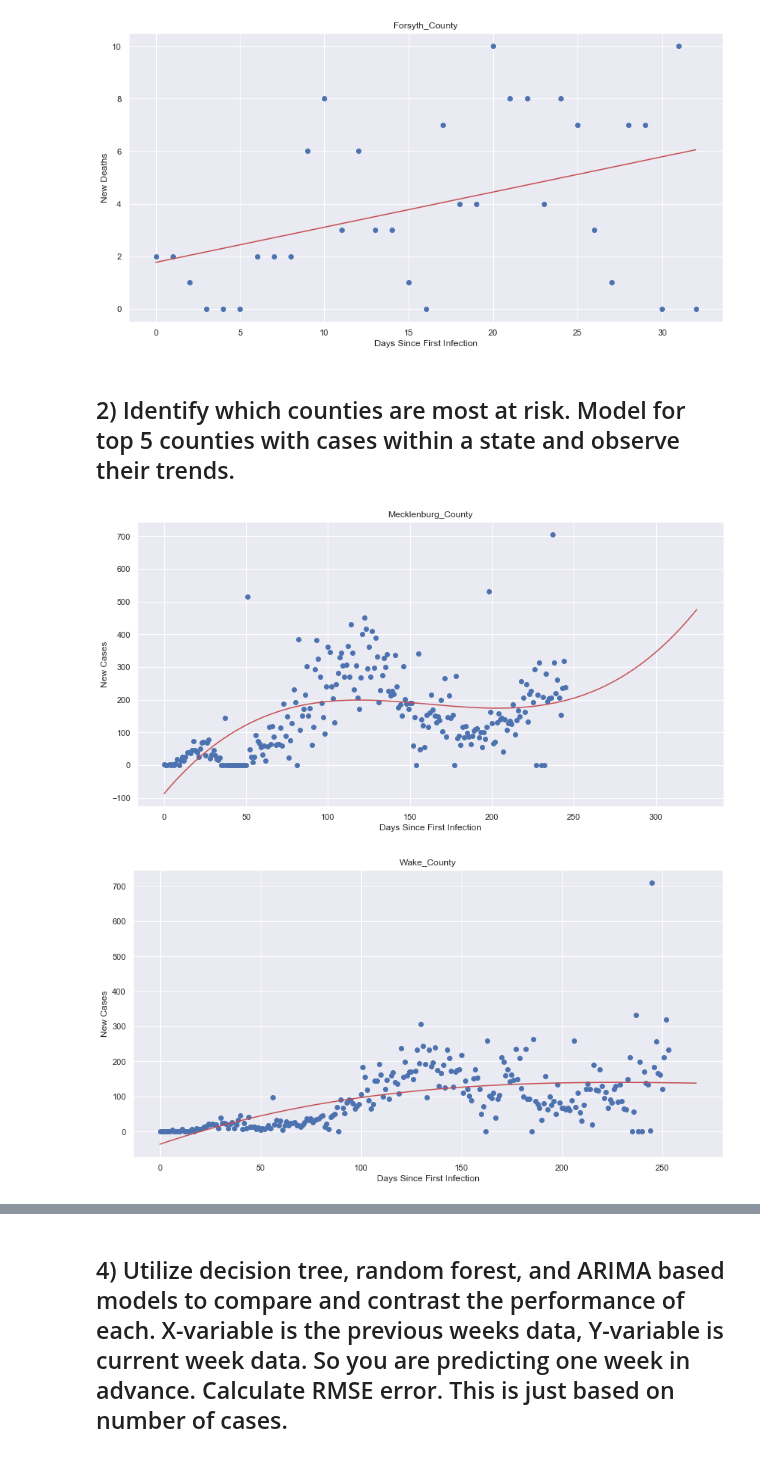
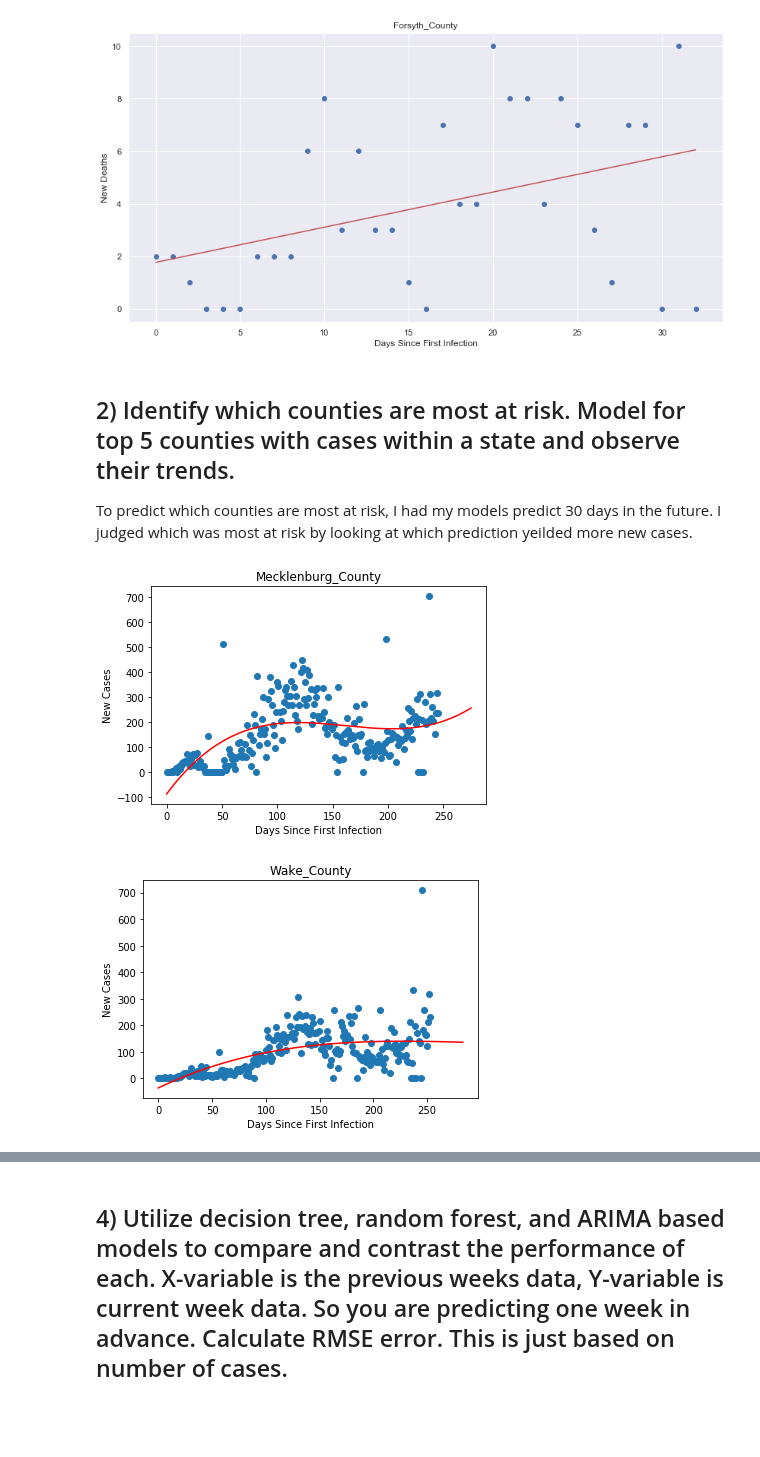
Before and after one commit to UNCG-CSE/COVID-Team-1, a Jupyter notebook: src/andy/Stage_3_Task_1.ipynb, the cells around one changed output, grey strips where cells are left out. Cells and saved outputs as stored; diff of their text form; code cells hidden in the pictures; blank space fills up the shorter version.

```diff
--- a/src/andy/Stage_3_Task_1.ipynb
+++ b/src/andy/Stage_3_Task_1.ipynb
@@ -84,8 +87,7 @@ deaths_t.columns = deaths_t.columns.str.replace(' ','_')
 # %%
 state_total = cases_t.iloc[:,1:].sum(axis=1).astype(int)
-
 # DROP DAYS BEOFRE FIRST INFECTION
-index = get_first_inf_idx_long(cases_t, counties[currenty_county])
+index = get_first_inf_idx_long(state_total, -1)
 state = state_total[index:]
 state = state.reset_index(drop=True)
 
@@ -93,7 +95,7 @@ state = state.reset_index(drop=True)
 X1 = np.array(state.index, dtype=float)
 Y = np.array(state, dtype=float)
 X = sm.add_constant(X1)
-polynomial_features= PolynomialFeatures(degree=4)
+polynomial_features= PolynomialFeatures(degree=1)
 newX = polynomial_features.fit_transform(X)
 model = sm.OLS(Y, newX).fit()
 prediction = model.predict()
@@ -457,6 +461,7 @@ RMSE:
 [figure]
 # %% [markdown]
 ## 2) Identify which counties are most at risk. Model for top 5 counties with cases within a state and observe their trends.
+To predict which counties are most at risk, I had my models predict 30 days in the future. I judged which was most at risk by looking at which prediction yeilded more new cases.
 # %%
 currenty_county = 0
 
@@ -475,7 +480,7 @@ model = sm.OLS(Y, newX).fit()
 prediction = model.predict()
 
 # MAKE PREDICTION
-Xnew = np.arange(len(county.index) + 80)
+Xnew = np.arange(len(county.index) + 30)
 Xnew = sm.add_constant(Xnew)
 polynomial_features= PolynomialFeatures(degree=3)
 Xnew = polynomial_features.fit_transform(Xnew)
@@ -489,39 +494,39 @@ plt.scatter(x=county.index, y=county)
 plt.plot(Xnew[:,2], prediction, color = 'r')
 plt.show()
 # %% [output]
-[figure, old version]
+[figure, new version]
 # %%
 currenty_county = 1
 
 # DROP DAYS BEOFRE FIRST INFECTION
 index = get_first_inf_idx_long(cases_t, counties[currenty_county])
 county = cases_t.iloc[index:][counties[currenty_county]]
 county = county.reset_index(drop=True)
 
 # CREATE MODEL
 X1 = np.array(county.index, dtype=float)
 Y = np.array(county, dtype=float)
 X = sm.add_constant(X1)
 polynomial_features= PolynomialFeatures(degree=3)
 newX = polynomial_features.fit_transform(X)
 model = sm.OLS(Y, newX).fit()
 prediction = model.predict()
 
 # MAKE PREDICTION
-Xnew = np.arange(len(county.index) + 14)
+Xnew = np.arange(len(county.index) + 30)
 Xnew = sm.add_constant(Xnew)
 polynomial_features= PolynomialFeatures(degree=3)
 Xnew = polynomial_features.fit_transform(Xnew)
 prediction = model.predict(Xnew)
 
 plt.xlabel("Days Since First Infection")
 plt.ylabel("New Cases")
 plt.title(counties[currenty_county])
 plt.scatter(x=county.index, y=county)
 plt.plot(Xnew[:,2], prediction, color = 'r')
 plt.show()
 # %% [output]
-[figure, old version]
+[figure, new version]
 # %%
 currenty_county = 2
 
```
Also changed, not shown: parts of 19 cells of this notebook.
